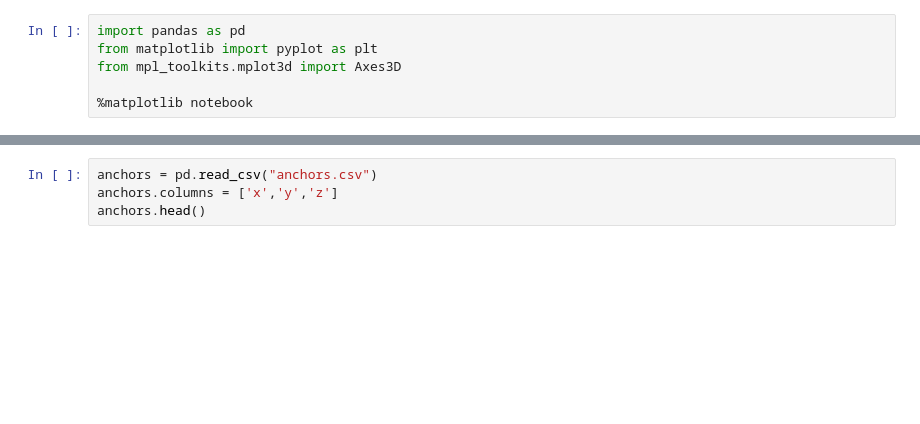
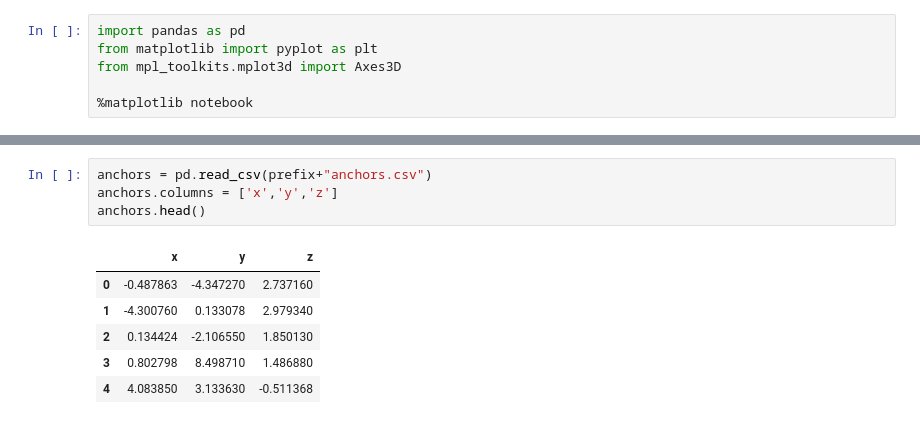
Before and after one commit to Codesflow-Simon/range-only, a Jupyter notebook: data/DataAnalysis.ipynb, the cells around one changed output, grey strips where cells are left out. Saved outputs shown, nothing was run; the diff lists cells and outputs as text; blank space fills up the shorter version.

```diff
--- a/data/DataAnalysis.ipynb
+++ b/data/DataAnalysis.ipynb
@@ -50,7 +74,14 @@ plt.show()
 # %%
-anchors = pd.read_csv("anchors.csv")
+anchors = pd.read_csv(prefix+"anchors.csv")
 anchors.columns = ['x','y','z']
 anchors.head()
+# %% [output]
+|  | x | y | z |
+| 0 | -0.487863 | -4.347270 | 2.737160 |
+| 1 | -4.300760 | 0.133078 | 2.979340 |
+| 2 | 0.134424 | -2.106550 | 1.850130 |
+| 3 | 0.802798 | 8.498710 | 1.486880 |
+| 4 | 4.083850 | 3.133630 | -0.511368 |
 # %%
 ax = plt.figure().add_subplot(projection='3d')
 ax.scatter(anchors['x'], anchors['y'], anchors['z'])
```
Also changed, not shown: parts of 5 cells of this notebook, 4 other files.
